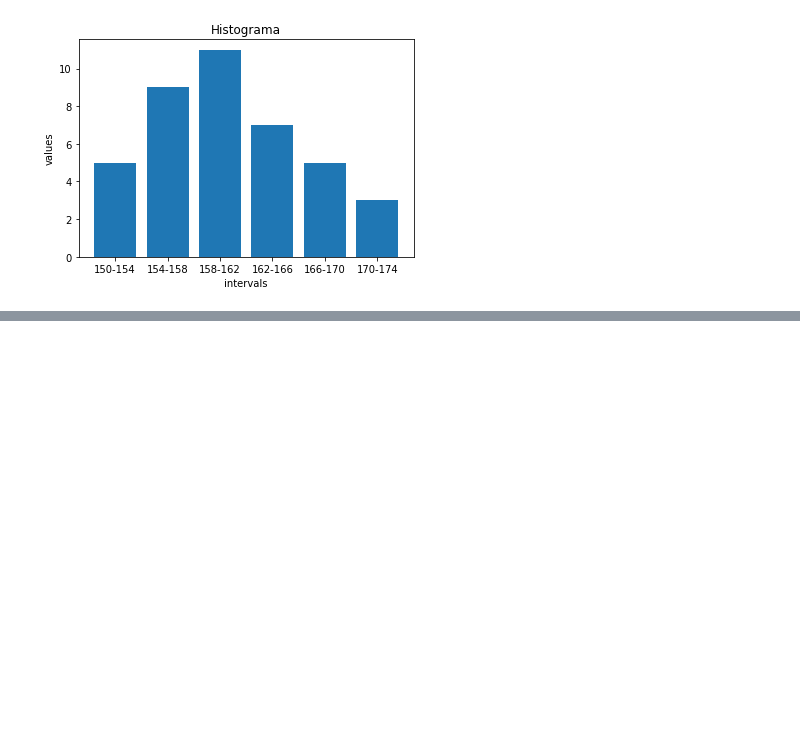
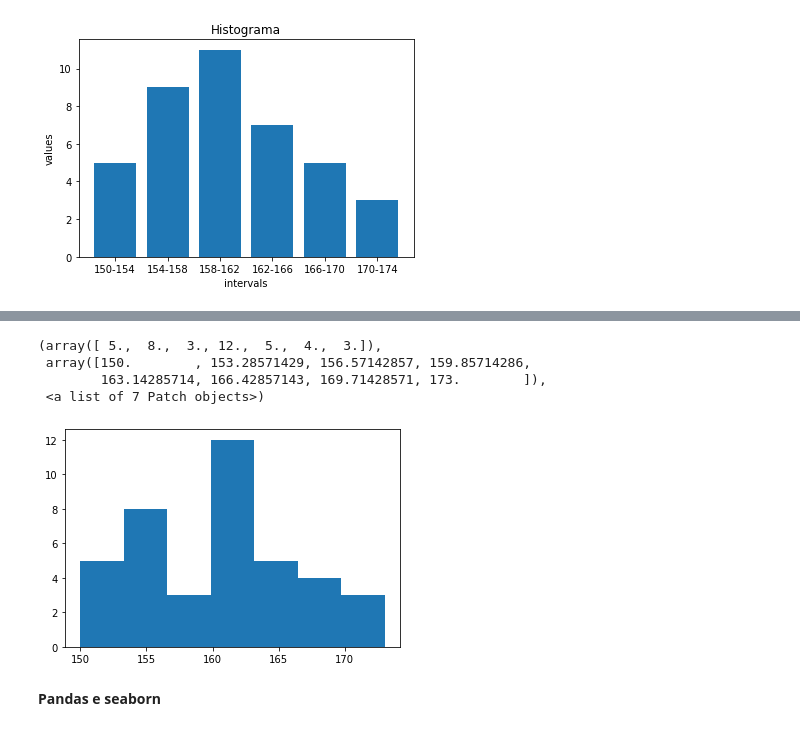
Before and after one commit to miller00315/estatistica_machine_learning, a Jupyter notebook: Distribuição_de_frequência.ipynb, the cells around one changed output, grey strips where cells are left out. Cells and saved outputs as stored; diff of their text form; code cells hidden in the pictures; blank space fills up the shorter version.

```diff
--- a/Distribuição_de_frequência.ipynb
+++ b/Distribuição_de_frequência.ipynb
@@ -124,0 +157,11 @@ plt.ylabel('values');
+# %%
+frequency, classes = np.histogram(data, bins='sturges')
+plt.hist(data, bins=classes)
+# %% [output]
+(array([ 5.,  8.,  3., 12.,  5.,  4.,  3.]),
+ array([150.        , 153.28571429, 156.57142857, 159.85714286,
+        163.14285714, 166.42857143, 169.71428571, 173.        ]),
+ <a list of 7 Patch objects>)
+[figure, added]
+# %% [markdown]
+**Pandas e seaborn**
```
Also changed, not shown: parts of 31 cells of this notebook.
